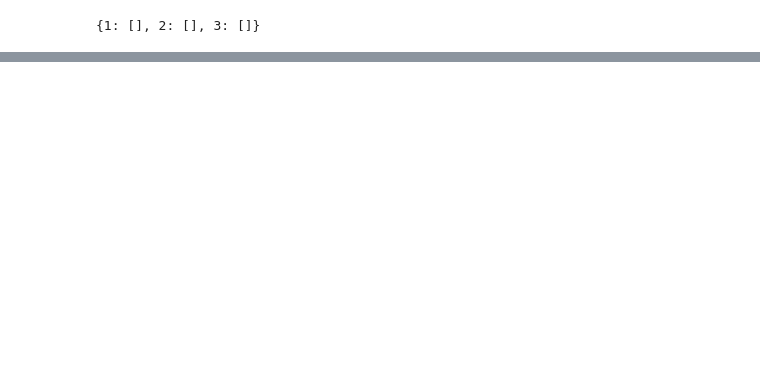
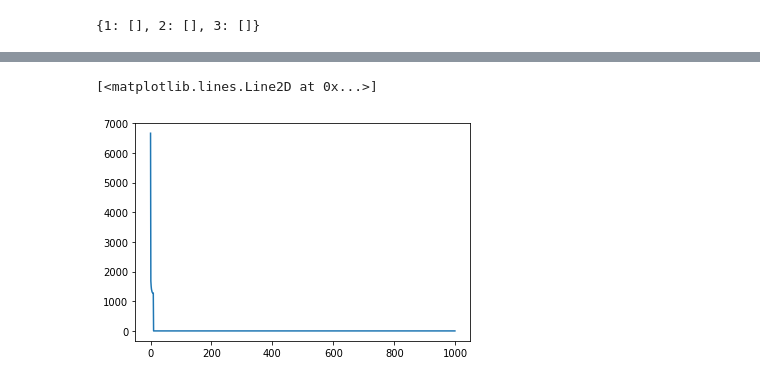
Before and after one commit to michelemeo/ADM-HW4, a Jupyter notebook: ex3-kmeans.ipynb, the cells around one changed output, grey strips where cells are left out. Saved outputs shown, nothing was run; the diff lists cells and outputs as text; code cells hidden in the pictures; blank space fills up the shorter version.

```diff
--- a/ex3-kmeans.ipynb
+++ b/ex3-kmeans.ipynb
@@ -76,0 +91,5 @@ plt.show()
+# %%
+plt.plot(cost_function_values)
+# %% [output]
+[<matplotlib.lines.Line2D at 0x...>]
+[figure, added]
```
Also changed, not shown: parts of 8 cells of this notebook.
